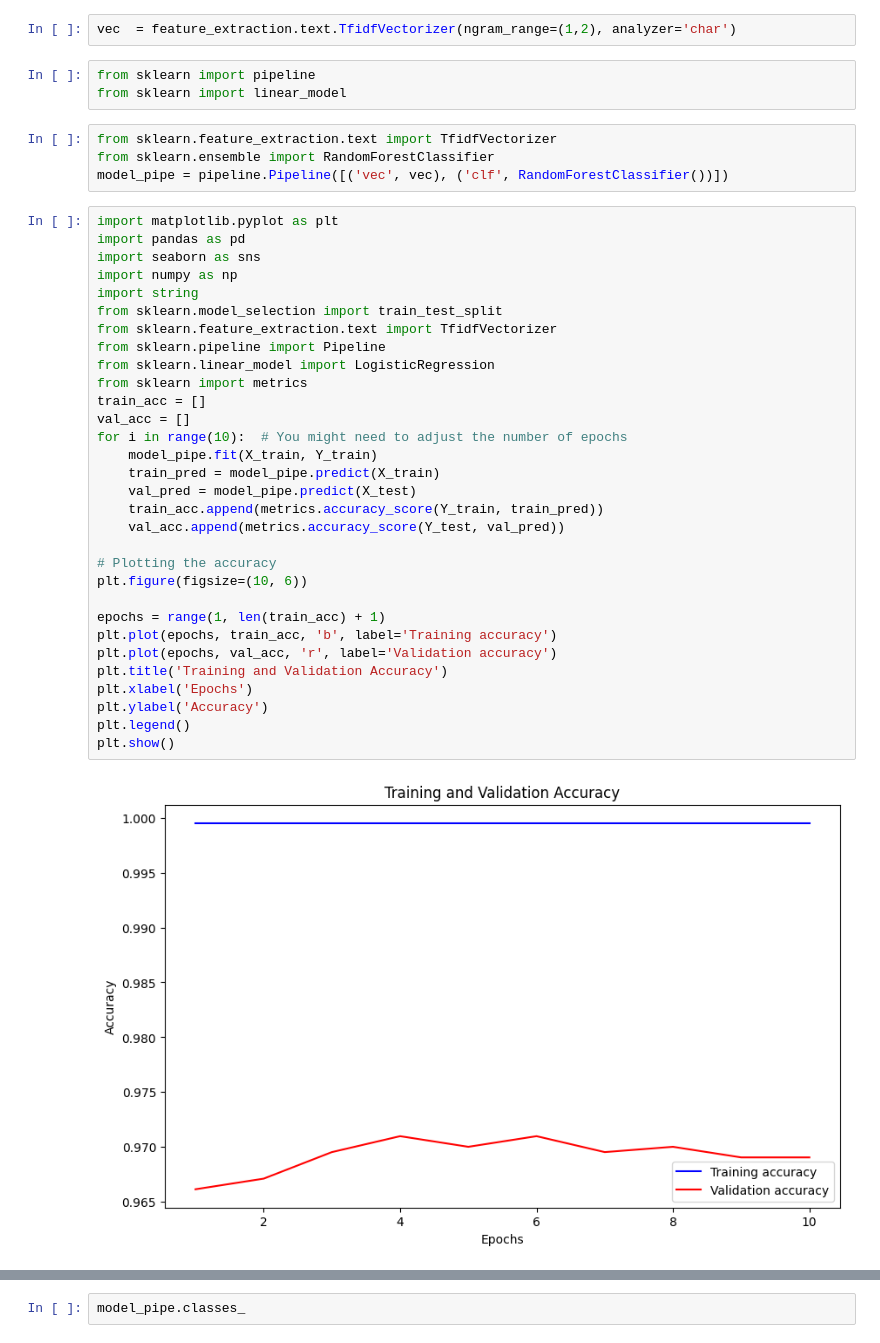
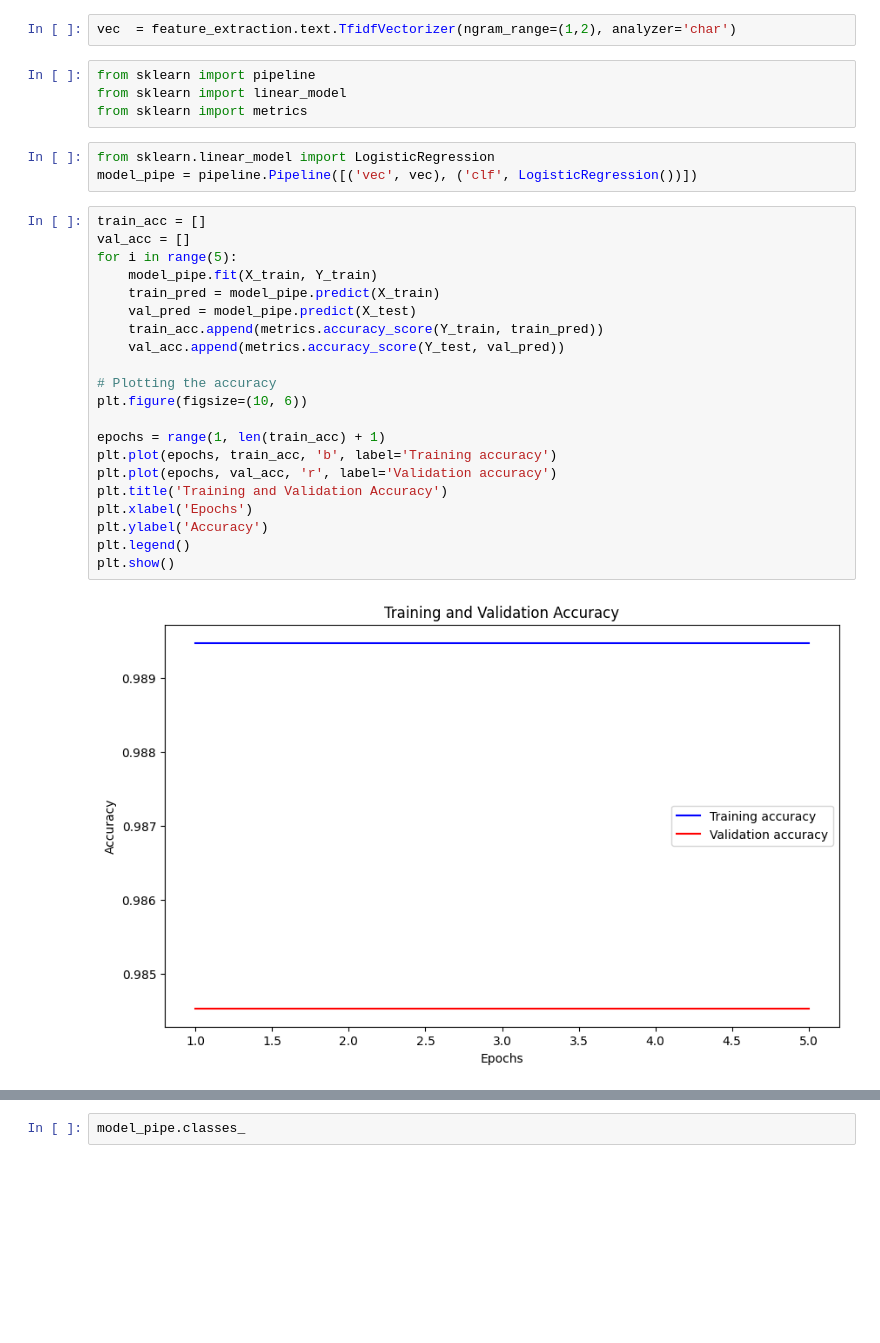
Before and after one commit to Riphah-ML-Project/Language_Detection, a Jupyter notebook: Language_Detection_ML_Project.ipynb, the cells around one changed output, grey strips where cells are left out. Cells and saved outputs as stored; diff of their text form; blank space fills up the shorter version.

Commit message:
Changed back to logisticRegression and determined f1 score, recall and precision

```diff
--- a/Language_Detection_ML_Project.ipynb
+++ b/Language_Detection_ML_Project.ipynb
@@ -113,43 +114,33 @@ vec  = feature_extraction.text.TfidfVectorizer(ngram_range=(1,2), analyzer='char
 # %%
 from sklearn import pipeline
 from sklearn import linear_model
+from sklearn import metrics
 # %%
-from sklearn.feature_extraction.text import TfidfVectorizer
-from sklearn.ensemble import RandomForestClassifier
-model_pipe = pipeline.Pipeline([('vec', vec), ('clf', RandomForestClassifier())])
+from sklearn.linear_model import LogisticRegression
+model_pipe = pipeline.Pipeline([('vec', vec), ('clf', LogisticRegression())])
 # %%
-import matplotlib.pyplot as plt
-import pandas as pd
-import seaborn as sns
-import numpy as np
-import string
-from sklearn.model_selection import train_test_split
-from sklearn.feature_extraction.text import TfidfVectorizer
-from sklearn.pipeline import Pipeline
-from sklearn.linear_model import LogisticRegression
-from sklearn import metrics
 train_acc = []
 val_acc = []
-for i in range(10):  # You might need to adjust the number of epochs
+for i in range(5):
     model_pipe.fit(X_train, Y_train)
     train_pred = model_pipe.predict(X_train)
     val_pred = model_pipe.predict(X_test)
     train_acc.append(metrics.accuracy_score(Y_train, train_pred))
     val_acc.append(metrics.accuracy_score(Y_test, val_pred))
 
 # Plotting the accuracy
 plt.figure(figsize=(10, 6))
 
 epochs = range(1, len(train_acc) + 1)
 plt.plot(epochs, train_acc, 'b', label='Training accuracy')
 plt.plot(epochs, val_acc, 'r', label='Validation accuracy')
 plt.title('Training and Validation Accuracy')
 plt.xlabel('Epochs')
 plt.ylabel('Accuracy')
 plt.legend()
 plt.show()
 # %% [output]
-[figure, old version]
+[figure, new version]
 # %%
 plt.figure(figsize=(10, 6))
 
```
Also changed, not shown: parts of 6 cells of this notebook.
